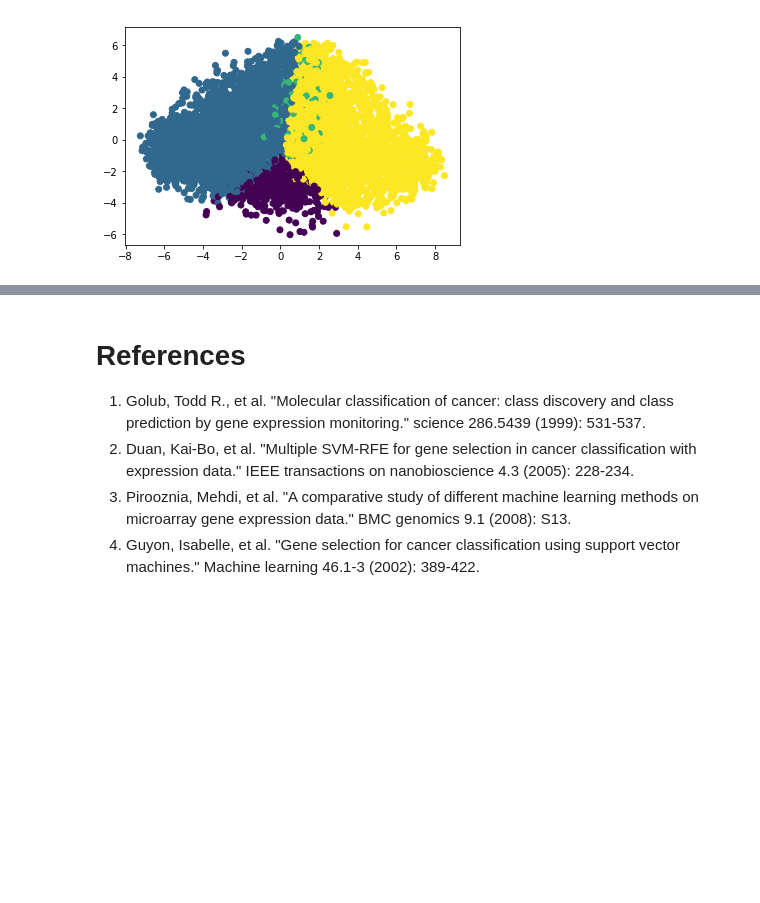
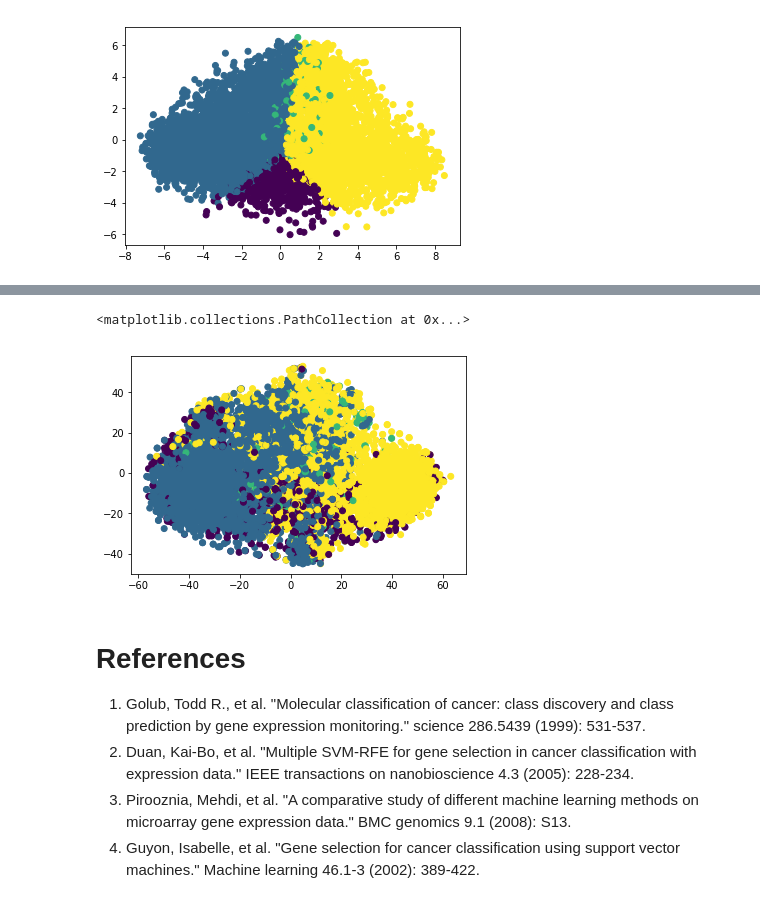
Before and after one commit to darthdeus/bioinf-project, a Jupyter notebook: Gene.ipynb, the cells around one changed output, grey strips where cells are left out. Drawn from its saved outputs; the diff is of its cells as text; code cells hidden in the pictures; blank space fills up the shorter version.

Commit message:
Add last missing graph with TSNE

```diff
--- a/Gene.ipynb
+++ b/Gene.ipynb
@@ -418,3 +416,8 @@ KeyboardInterrupt:
+# %%
+plt.scatter(X_vis_tsne[:,0], X_vis_tsne[:,1], c=assignments)
+# %% [output]
+<matplotlib.collections.PathCollection at 0x...>
+[figure, added]
 # %%
 from IPython.display import clear_output, Image, display, HTML
 
```
Also changed, not shown: parts of 1 cell of this notebook.
